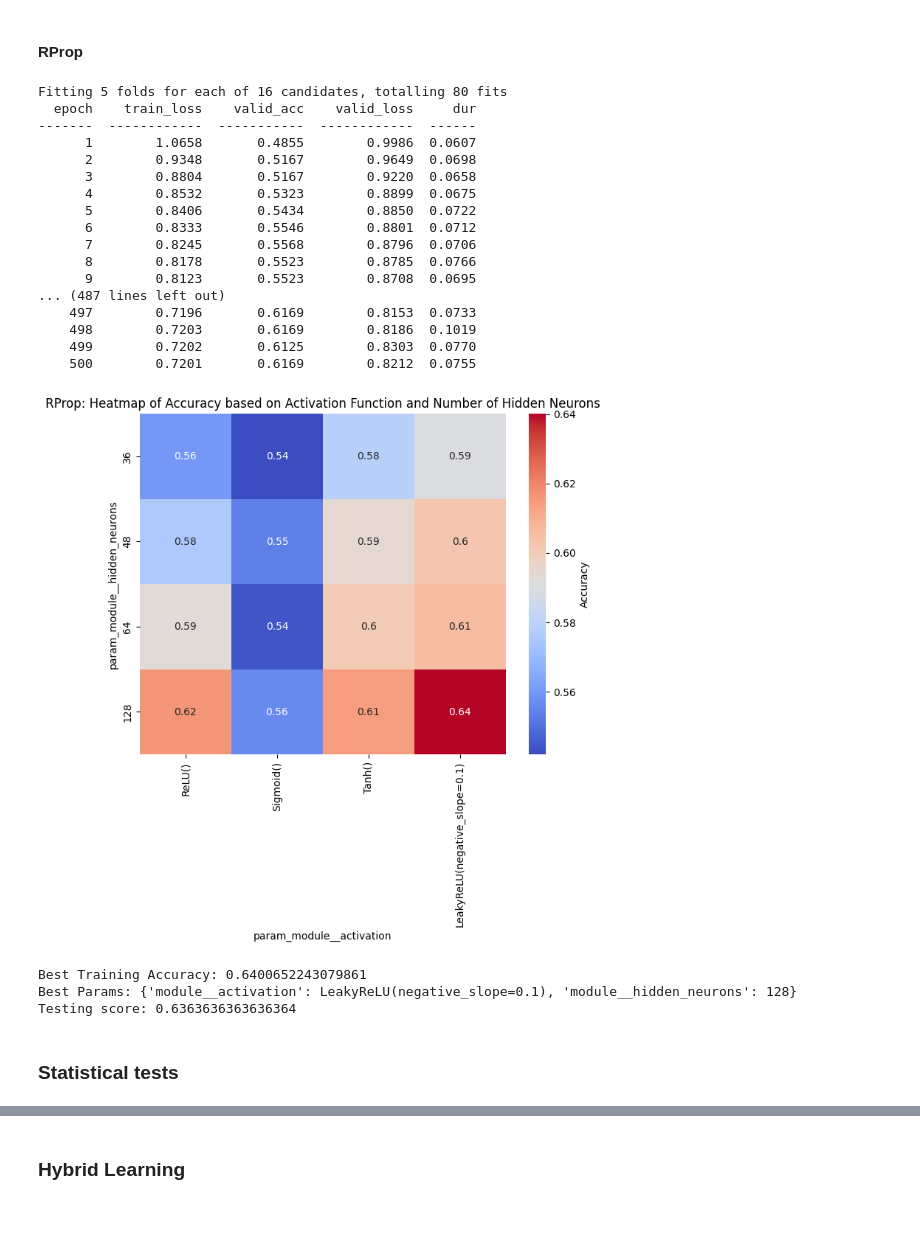
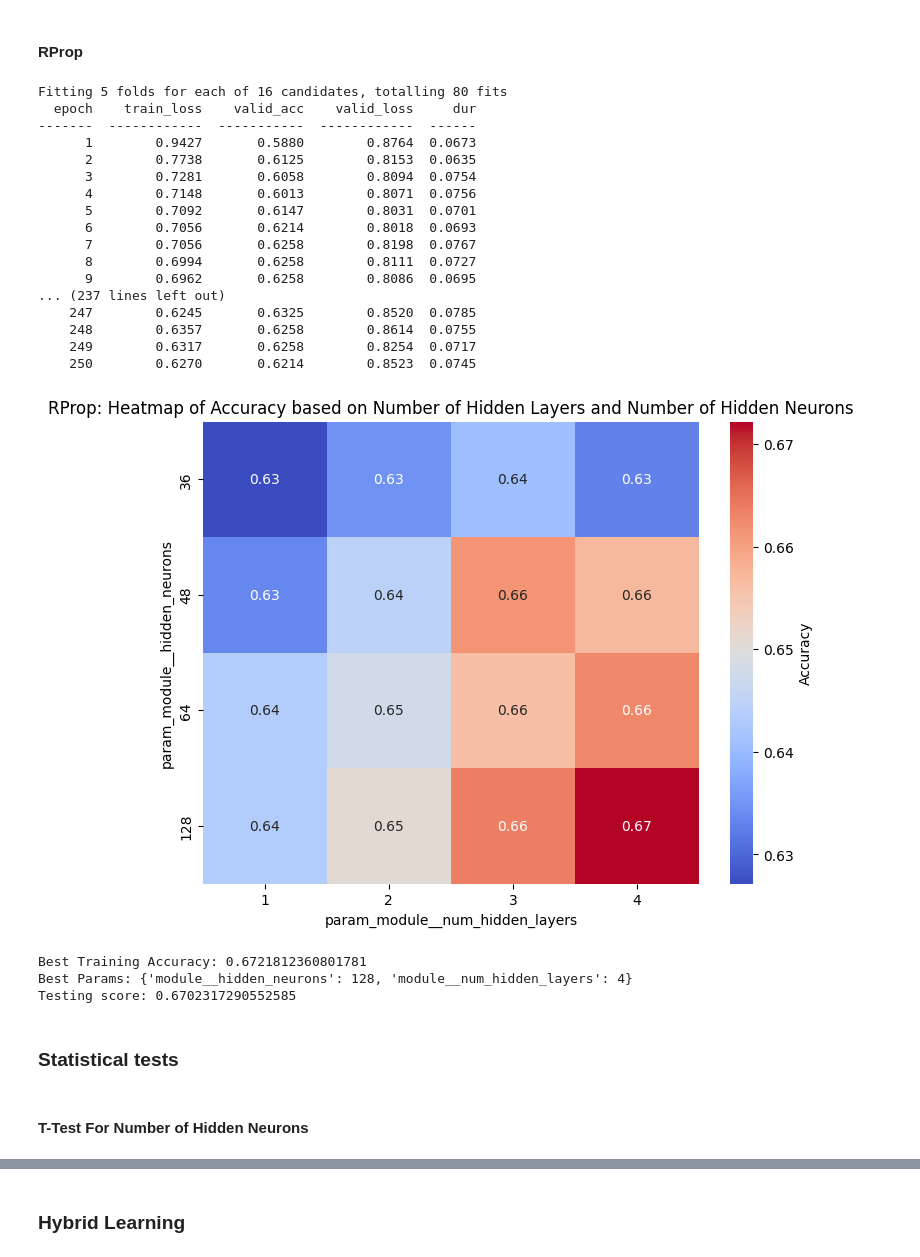
Before and after one commit to DvZ02/Almond_Classifier, a Jupyter notebook: almond_classifier.ipynb, the cells around one changed output, grey strips where cells are left out. Saved outputs shown, nothing was run; the diff lists cells and outputs as text; code cells hidden in the pictures; blank space fills up the shorter version.

```diff
--- a/almond_classifier.ipynb
+++ b/almond_classifier.ipynb
@@ -260,13 +242,17 @@ data_cleaned.describe()
 #### Normalise Input
 # %%
 def normalise(data):
-    scaler = MinMaxScaler(feature_range=(0, 1))
+    # scaler = MinMaxScaler(feature_range=(0, 1))
     type_column = data['Type']
     numerical_columns = data.drop(columns=['Type'])
+    # data_scaled = scaler.fit_transform(numerical_columns)
+
+    # data_scaled = pd.DataFrame(data_scaled, columns=numerical_columns.columns)
+
+
+    scaler = StandardScaler()
     data_scaled = scaler.fit_transform(numerical_columns)
-
     data_scaled = pd.DataFrame(data_scaled, columns=numerical_columns.columns)
-
     data_scaled['Type'] = type_column
     return data_scaled
 # %%
@@ -464,9 +441,9 @@ from sklearn.model_selection import GridSearchCV
 
 param_grid = {
     # 'optimizer__lr': [0.001, 0.01, 0.1, 0.2, 0.3],
-    'module__activation': [nn.ReLU(), nn.Sigmoid(), nn.Tanh(), nn.LeakyReLU(negative_slope=0.1)],
-    'module__hidden_neurons': [36,48,64,128]
-    # 'module__num_hidden_layers': [2,3,4],
+    # 'module__activation': [nn.ReLU(), nn.Sigmoid(), nn.Tanh(), nn.LeakyReLU(negative_slope=0.1)],
+    'module__hidden_neurons': [36,48,64,128],
+    'module__num_hidden_layers': [1,2,3,4],
 }
 
 
@@ -526,51 +504,54 @@ Testing score: 0.7023172905525846
 # %%
 modelRprop= NeuralNetClassifier(
     module=AlmondClassifier,
     criterion=nn.CrossEntropyLoss,
     optimizer=torch.optim.Rprop,
     optimizer__lr=0.01,
-    max_epochs=500,
+    max_epochs=250,
 )
 
 grid_result_rprop = optimise_hp(modelRprop, param_grid, X_train, y_train)
 
 df = pd.DataFrame(grid_result_rprop.cv_results_)
-pivot = df.pivot(index='param_module__hidden_neurons', columns='param_module__activation', values='mean_test_score')
+pivot_rprop = df.pivot(index='param_module__hidden_neurons', columns='param_module__num_hidden_layers', values='mean_test_score')
 
 plt.figure(figsize=(8, 6))
-sns.heatmap(pivot, annot=True, cmap="coolwarm", cbar_kws={'label': 'Accuracy'})
-plt.title('RProp: Heatmap of Accuracy based on Activation Function and Number of Hidden Neurons')
+sns.heatmap(pivot_rprop, annot=True, cmap="coolwarm", cbar_kws={'label': 'Accuracy'})
+plt.title('RProp: Heatmap of Accuracy based on Number of Hidden Layers and Number of Hidden Neurons')
+plt.savefig('rprop_hm.png', format='png', dpi=300)
 plt.show()
 print(f'Best Training Accuracy: {grid_result_rprop.best_score_}')
 print(f'Best Params: {grid_result_rprop.best_params_}')
 
 best_classifier_rprop = grid_result_rprop.best_estimator_
 rprop_test_score = best_classifier_rprop.score(X_test, y_test)
 print(f'Testing score: {rprop_test_score}')
 # %% [output]
 Fitting 5 folds for each of 16 candidates, totalling 80 fits
   epoch    train_loss    valid_acc    valid_loss     dur
 -------  ------------  -----------  ------------  ------
-      1        1.0658       0.4855        0.9986  0.0607
-      2        0.9348       0.5167        0.9649  0.0698
-      3        0.8804       0.5167        0.9220  0.0658
-      4        0.8532       0.5323        0.8899  0.0675
-      5        0.8406       0.5434        0.8850  0.0722
-      6        0.8333       0.5546        0.8801  0.0712
-      7        0.8245       0.5568        0.8796  0.0706
-      8        0.8178       0.5523        0.8785  0.0766
-      9        0.8123       0.5523        0.8708  0.0695
-... (487 lines left out)
-    497        0.7196       0.6169        0.8153  0.0733
-    498        0.7203       0.6169        0.8186  0.1019
-    499        0.7202       0.6125        0.8303  0.0770
-    500        0.7201       0.6169        0.8212  0.0755
+      1        0.9427       0.5880        0.8764  0.0673
+      2        0.7738       0.6125        0.8153  0.0635
+      3        0.7281       0.6058        0.8094  0.0754
+      4        0.7148       0.6013        0.8071  0.0756
+      5        0.7092       0.6147        0.8031  0.0701
+      6        0.7056       0.6214        0.8018  0.0693
+      7        0.7056       0.6258        0.8198  0.0767
+      8        0.6994       0.6258        0.8111  0.0727
+      9        0.6962       0.6258        0.8086  0.0695
+... (237 lines left out)
+    247        0.6245       0.6325        0.8520  0.0785
+    248        0.6357       0.6258        0.8614  0.0755
+    249        0.6317       0.6258        0.8254  0.0717
+    250        0.6270       0.6214        0.8523  0.0745
-[figure, old version]
+[figure, new version]
-Best Training Accuracy: 0.6400652243079861
-Best Params: {'module__activation': LeakyReLU(negative_slope=0.1), 'module__hidden_neurons': 128}
-Testing score: 0.6363636363636364
+Best Training Accuracy: 0.6721812360801781
+Best Params: {'module__hidden_neurons': 128, 'module__num_hidden_layers': 4}
+Testing score: 0.6702317290552585
 # %% [markdown]
 ### Statistical tests
+# %% [markdown]
+#### T-Test For Number of Hidden Neurons
 # %%
 from scipy import stats
 
```
Also changed, not shown: parts of 49 cells of this notebook, 15 other files.
